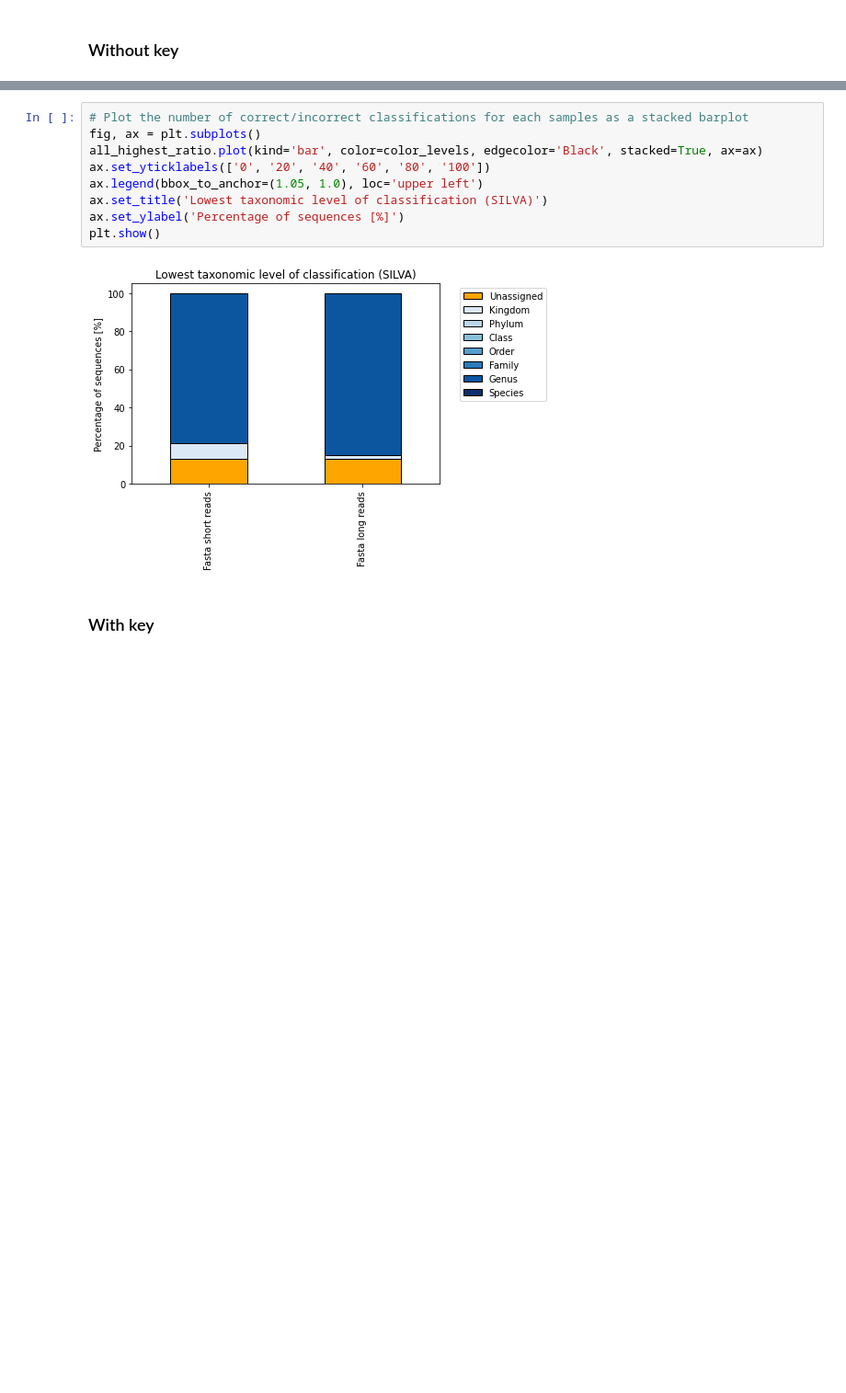
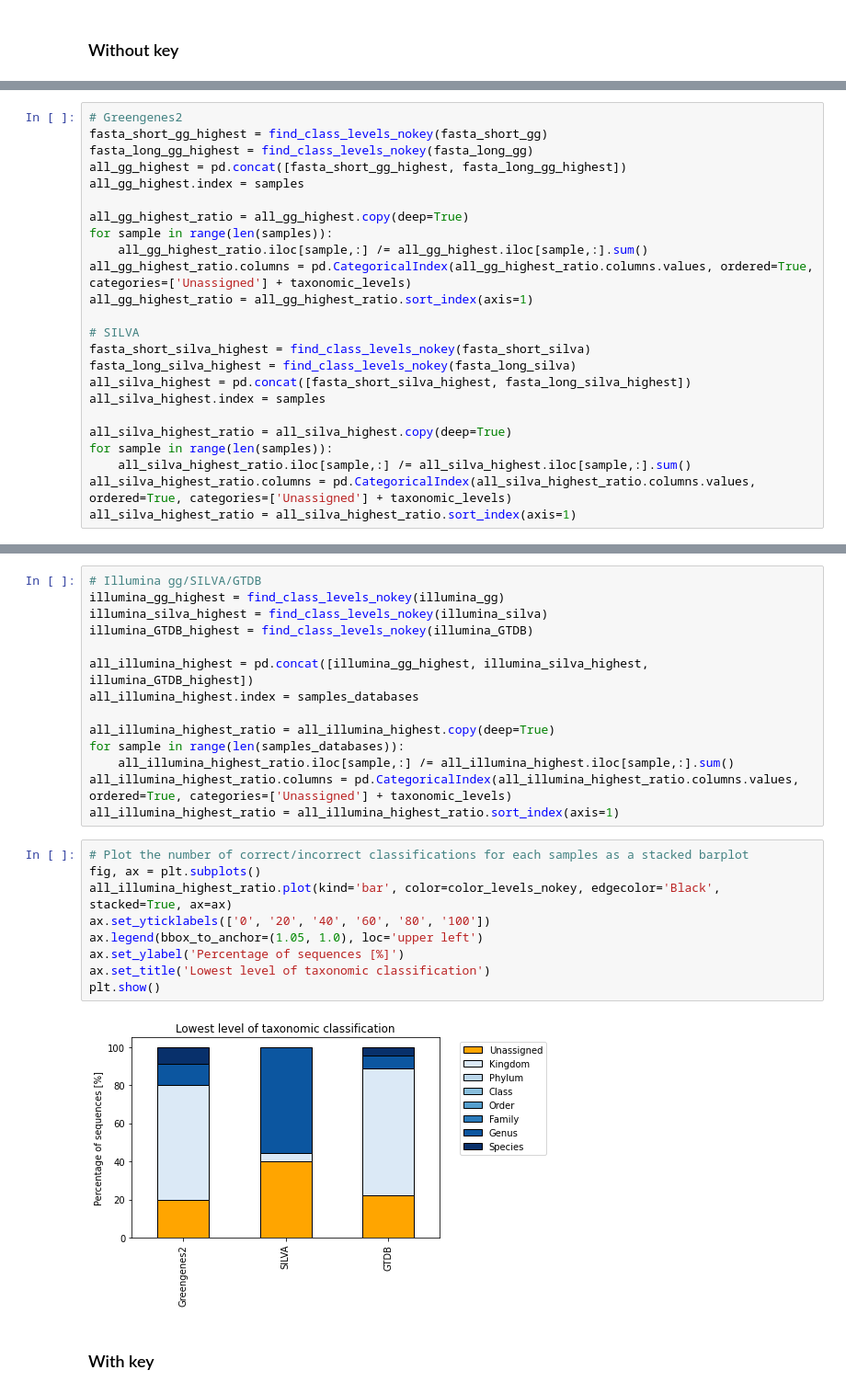
Before and after one commit to emblapersson/Applied-bioinformatics, a Jupyter notebook: 05_Plot_the_results/03_Plots_genus_species.ipynb, the cells around one changed output, grey strips where cells are left out. Shown at 92% size. Saved outputs shown, nothing was run; the diff lists cells and outputs as text; blank space fills up the shorter version.

Commit message:
Fixat figurerna

```diff
--- a/05_Plot_the_results/03_Plots_genus_species.ipynb
+++ b/05_Plot_the_results/03_Plots_genus_species.ipynb
@@ -105,0 +114,24 @@ all_highest_ratio = all_highest_ratio.sort_index(axis=1)
+# %%
+# Greengenes2
+fasta_short_gg_highest = find_class_levels_nokey(fasta_short_gg)
+fasta_long_gg_highest = find_class_levels_nokey(fasta_long_gg)
+all_gg_highest = pd.concat([fasta_short_gg_highest, fasta_long_gg_highest])
+all_gg_highest.index = samples
+
+all_gg_highest_ratio = all_gg_highest.copy(deep=True)
+for sample in range(len(samples)):
+    all_gg_highest_ratio.iloc[sample,:] /= all_gg_highest.iloc[sample,:].sum()
+all_gg_highest_ratio.columns = pd.CategoricalIndex(all_gg_highest_ratio.columns.values, ordered=True, categories=['Unassigned'] + taxonomic_levels)
+all_gg_highest_ratio = all_gg_highest_ratio.sort_index(axis=1)
+
+# SILVA
+fasta_short_silva_highest = find_class_levels_nokey(fasta_short_silva)
+fasta_long_silva_highest = find_class_levels_nokey(fasta_long_silva)
+all_silva_highest = pd.concat([fasta_short_silva_highest, fasta_long_silva_highest])
+all_silva_highest.index = samples
+
+all_silva_highest_ratio = all_silva_highest.copy(deep=True)
+for sample in range(len(samples)):
+    all_silva_highest_ratio.iloc[sample,:] /= all_silva_highest.iloc[sample,:].sum()
+all_silva_highest_ratio.columns = pd.CategoricalIndex(all_silva_highest_ratio.columns.values, ordered=True, categories=['Unassigned'] + taxonomic_levels)
+all_silva_highest_ratio = all_silva_highest_ratio.sort_index(axis=1)
@@ -106,14 +158,28 @@ all_highest_ratio = all_highest_ratio.sort_index(axis=1)
+# %%
+# Illumina gg/SILVA/GTDB
+illumina_gg_highest = find_class_levels_nokey(illumina_gg)
+illumina_silva_highest = find_class_levels_nokey(illumina_silva)
+illumina_GTDB_highest = find_class_levels_nokey(illumina_GTDB)
+
+all_illumina_highest = pd.concat([illumina_gg_highest, illumina_silva_highest, illumina_GTDB_highest])
+all_illumina_highest.index = samples_databases
+
+all_illumina_highest_ratio = all_illumina_highest.copy(deep=True)
+for sample in range(len(samples_databases)):
+    all_illumina_highest_ratio.iloc[sample,:] /= all_illumina_highest.iloc[sample,:].sum()
+all_illumina_highest_ratio.columns = pd.CategoricalIndex(all_illumina_highest_ratio.columns.values, ordered=True, categories=['Unassigned'] + taxonomic_levels)
+all_illumina_highest_ratio = all_illumina_highest_ratio.sort_index(axis=1)
 # %%
 # Plot the number of correct/incorrect classifications for each samples as a stacked barplot
 fig, ax = plt.subplots()
-all_highest_ratio.plot(kind='bar', color=color_levels, edgecolor='Black', stacked=True, ax=ax)
+all_illumina_highest_ratio.plot(kind='bar', color=color_levels_nokey, edgecolor='Black', stacked=True, ax=ax)
 ax.set_yticklabels(['0', '20', '40', '60', '80', '100'])
 ax.legend(bbox_to_anchor=(1.05, 1.0), loc='upper left')
-ax.set_title('Lowest taxonomic level of classification (SILVA)')
 ax.set_ylabel('Percentage of sequences [%]')
+ax.set_title('Lowest level of taxonomic classification')
 plt.show()
 # %% [output]
-[figure, old version]
+[figure, new version]
 # %% [markdown]
 ### With key
 # %%
```
Also changed, not shown: parts of 23 cells of this notebook, 26 other files.
